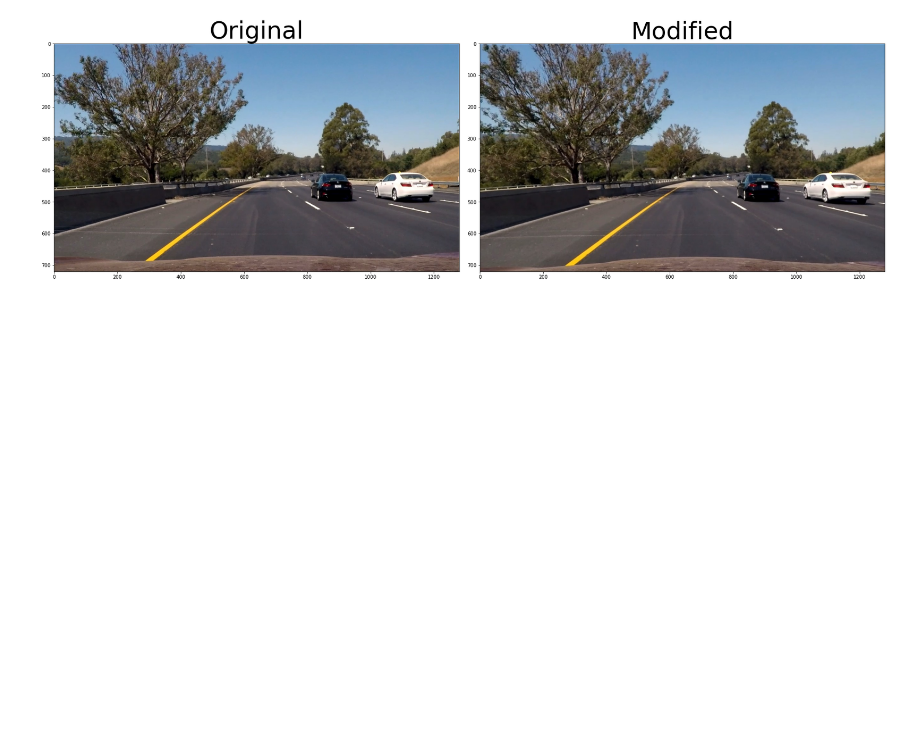
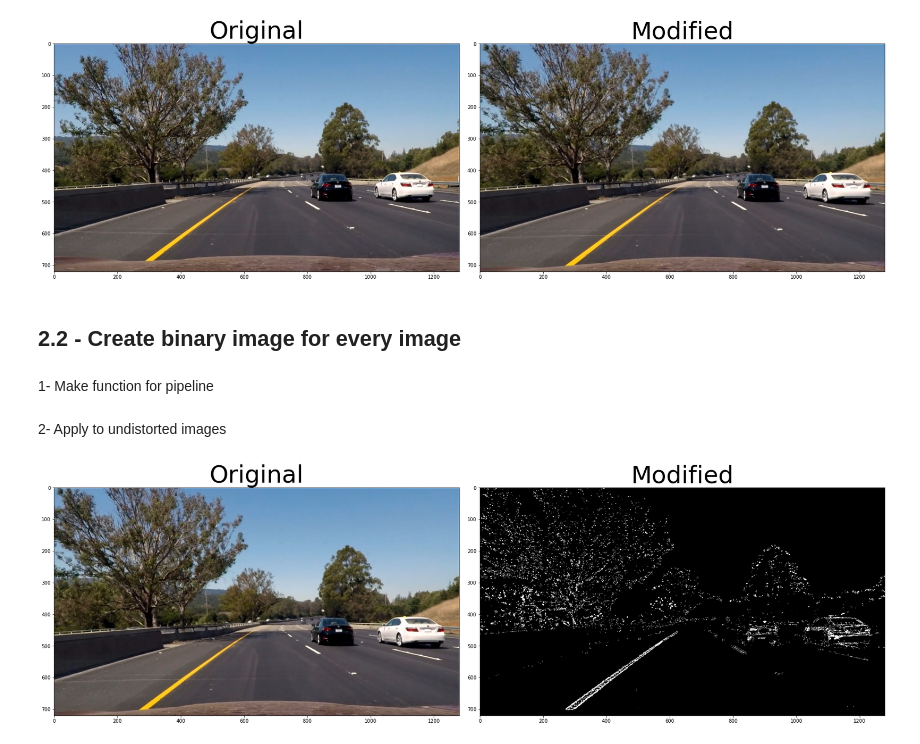
Before and after one commit to FrJV/Udacity_Project_Advance_Lane_Finding, a Jupyter notebook: Project.ipynb, the cells around one changed output. Drawn from its saved outputs; the diff is of its cells as text; code cells hidden in the pictures; blank space fills up the shorter version.

Commit message:
Second step of pipeline (binary image) implemented

```diff
--- a/Project.ipynb
+++ b/Project.ipynb
@@ -64,2 +65,36 @@ cal.compare_images(img, undistorted, 1, 'images_for_writeup/distortion_correctio
 # %% [output]
 [figure]
+# %% [markdown]
+## 2.2 - Create binary image for every image
+# %% [markdown]
+1- Make function for pipeline
+# %%
+def binary_image(image):
+    # Obatain binary image based on magnitud of gradient of blue component
+    B_channel=image[:,:,0]
+    x_binary_B=binar.mag_sobel(B_channel, sobel_kernel=7, thresh=(50, 100))
+    # Obtain binary image based on of gradient
+    gray = cv2.cvtColor(image, cv2.COLOR_RGB2GRAY)
+    dir_binary= binar.dir_sobel(gray, sobel_kernel=9, thresh=(0.8, 1.2))
+    # Obtain binary image based on S channel
+    binary_S=binar.HLS_threshold(image, channel='S', thresh=(150, 250))
+    #Combine results
+    combined = np.zeros_like(gray)
+    combined[(binary_S == 1) | ((x_binary_B == 1) & (dir_binary == 1))] = 1
+    return combined
+# %% [markdown]
+2- Apply to undistorted images
+# %%
+for fname in glob.glob('output_images/*_undistorted.jpg'):
+    #Read image
+    image=cv2.imread(fname)
+    #Get binary image
+    binary=binary_image(image)
+    #Save images to output folder
+    output_file_name='output_images/'+fname[14:-16]+'_binary.jpg'
+    plt.imsave(output_file_name, binary, cmap='gray')
+# %%
+#Example image (last one) for writeup
+cal.compare_images(image, binary, 1, 'images_for_writeup/binary_image', 'BGR', 'GRAY')
+# %% [output]
+[figure, added]
```
Also changed, not shown: parts of 8 cells of this notebook, 14 other files.
